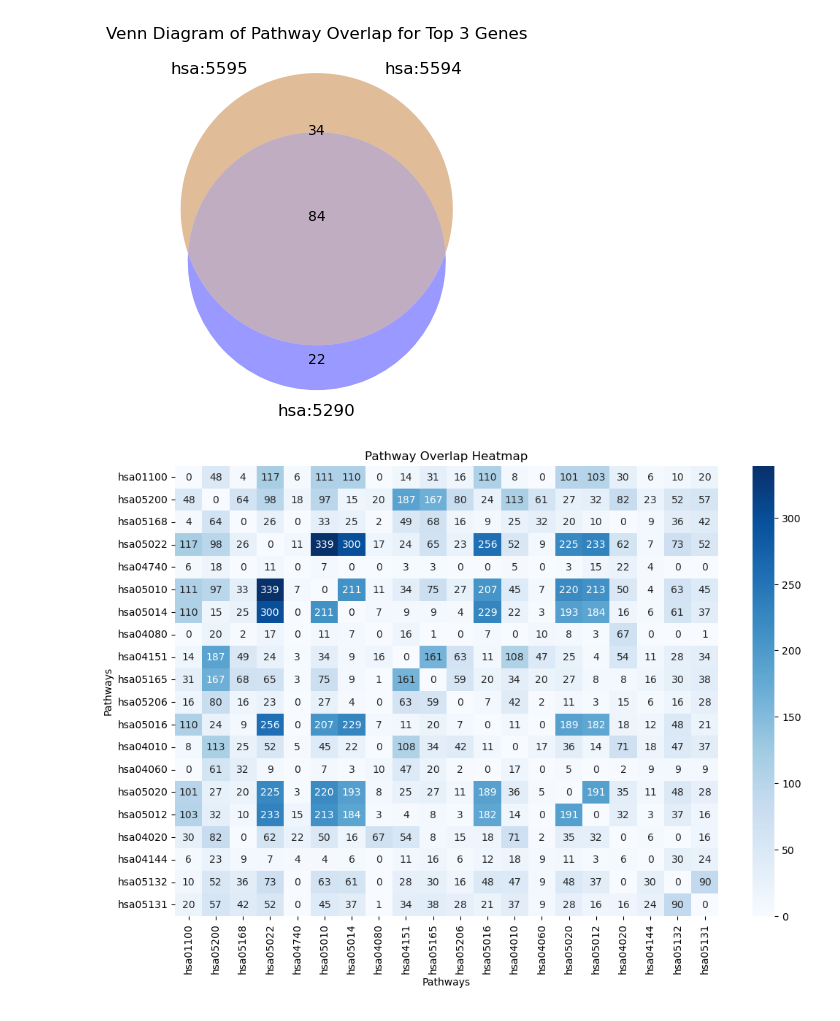
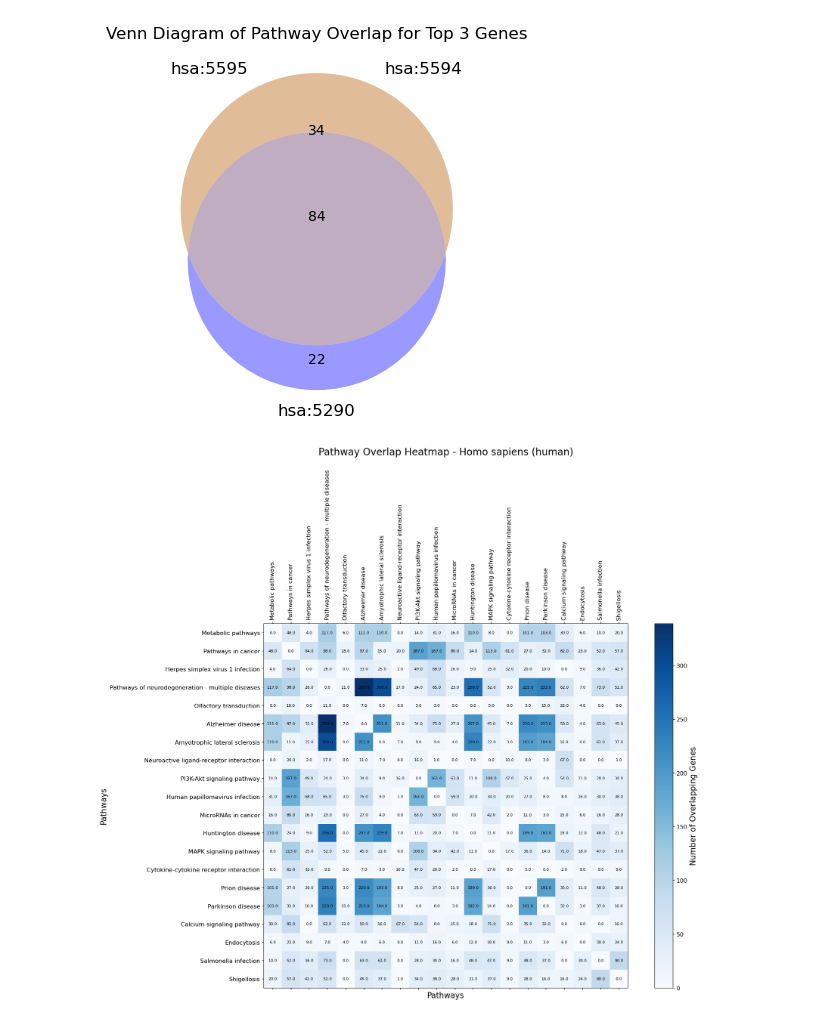
Before and after one commit to czaplab/Bioinf-575-Group-16, a Jupyter notebook: Script.ipynb, the cells around one changed output. Cells and saved outputs as stored; diff of their text form; code cells hidden in the pictures.

Commit message:
Finished Feature Implementation, added question answers, and reduced some redundancies in the code.

```diff
--- a/Script.ipynb
+++ b/Script.ipynb
@@ -224,29 +213,53 @@ plt.show()
 # %%
+# Feature 1: Pathway Overlap Heatmap
+# This feature visually represents the overlap of genes between pathways using a heatmap. The goal is to uncover relationships between pathways based on their shared genetic content. By highlighting these overlaps, the heatmap can reveal functional modules, pathway interactions, or redundancies within biological systems.
+
 # Select the top N pathways with the most genes
 top_pathways = sorted(pathway_to_genes.keys(), key=lambda x: len(pathway_to_genes[x]), reverse=True)[:20]
 
 # Create a reduced overlap matrix for the top pathways
 reduced_overlap_matrix = np.zeros((len(top_pathways), len(top_pathways)))
 
 # Compute overlaps for the selected pathways
 for i, path1 in enumerate(top_pathways):
     for j, path2 in enumerate(top_pathways):
         if i < j:
             overlap = len(pathway_to_genes[path1].intersection(pathway_to_genes[path2]))
             reduced_overlap_matrix[i, j] = overlap
             reduced_overlap_matrix[j, i] = overlap
+
+# Remove "- Homo sapiens (human)" from pathway labels
+pathway_labels = [pathway_to_name[pathway].replace(" - Homo sapiens (human)", "") for pathway in top_pathways]
+
+# Heatmap Visualization
+fig, ax = plt.subplots(figsize=(20, 16))  # Increase figure size (width x height)
+cax = ax.matshow(reduced_overlap_matrix, cmap="Blues")
+
+# Add color bar with larger font size
+cbar = plt.colorbar(cax, label="Number of Overlapping Genes")
+cbar.ax.tick_params(labelsize=12)  # Adjust color bar font size
+cbar.set_label("Number of Overlapping Genes", fontsize=16)
+
+# Add labels to axes with larger font sizes and vertical x-axis labels
+ax.set_xticks(np.arange(len(pathway_labels)))
+ax.set_yticks(np.arange(len(pathway_labels)))
+ax.set_xticklabels(pathway_labels, rotation=90, ha="center", fontsize=12)  # Vertical alignment
+ax.set_yticklabels(pathway_labels, fontsize=12)
+
+# Annotate all cells, including zeros
+for i in range(reduced_overlap_matrix.shape[0]):
+    for j in range(reduced_overlap_matrix.shape[1]):
+        ax.text(
+            j, i, str(reduced_overlap_matrix[i, j]),  # Annotate with the value
+            ha="center", va="center", color="black", fontsize=8
+        )
+
+# Add title and axis labels
+plt.title("Pathway Overlap Heatmap - Homo sapiens (human)", pad=30, fontsize=20)
+plt.xlabel("Pathways", fontsize=16)
+plt.ylabel("Pathways", fontsize=16)
+
+plt.tight_layout()
+plt.show()
+# %% [output]
+[figure, added]
-# %%
-# Ensure data type matches the format code
-overlap_df = overlap_df.astype(int)  # Convert to integers if overlaps are whole numbers
-
-# Plot the heatmap
-plt.figure(figsize=(12, 8))
-sns.heatmap(overlap_df, annot=True, fmt="d", cmap="Blues", cbar=True)  # Use "d" for integers
-plt.title("Pathway Overlap Heatmap")
-plt.xlabel("Pathways")
-plt.ylabel("Pathways")
-plt.xticks(rotation=90)
-plt.yticks(rotation=0)
-plt.show()
-# %% [output]
-[figure, removed]
```
Also changed, not shown: parts of 19 cells of this notebook, 6 other files.
